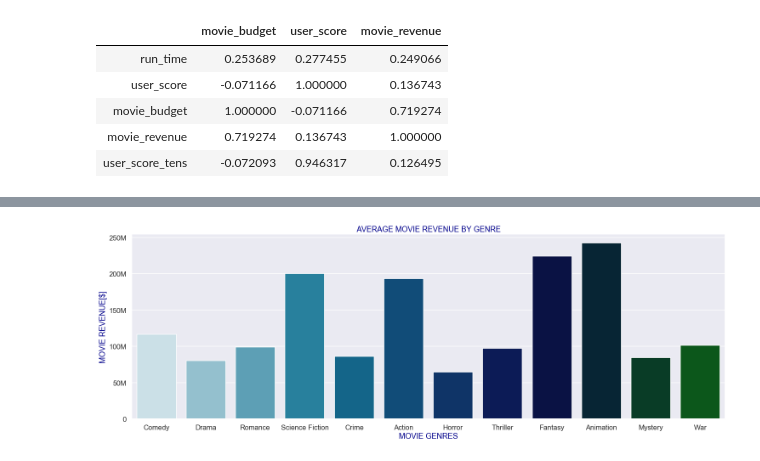
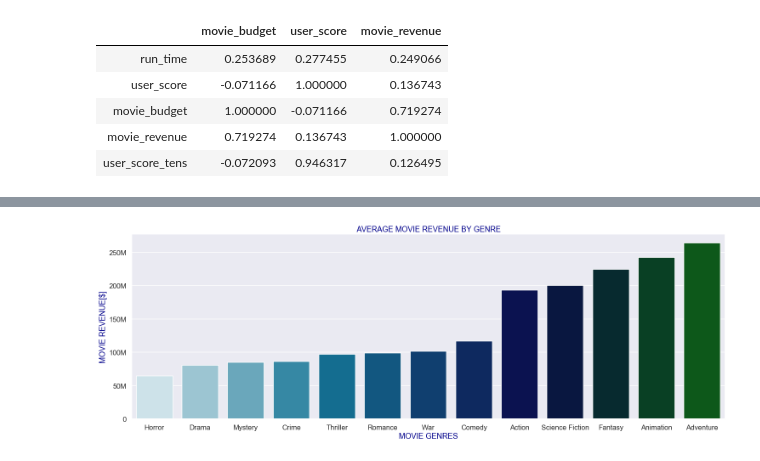
Before and after one commit to gabrieljarosi/dsc-mod-1-project-v2-1-onl01-dtsc-pt-041320, a Jupyter notebook: student.ipynb, the cells around one changed output, grey strips where cells are left out. Drawn from its saved outputs; the diff is of its cells as text; code cells hidden in the pictures.

Commit message:
BELIVED TO BE FINISHED WITH PLOTS

```diff
--- a/student.ipynb
+++ b/student.ipynb
@@ -651,15 +545,28 @@ Name: genre, Length: 5817, dtype: bool
 # %%
+#CREATING A MOST COMMON GENRE LIST
 most_common_genre_list = ['Comedy','Drama','Romance','Science Fiction','Crime','Action','Horror',
-                          'Thriller','Fantasy','Animation','Mystery','War']
+                          'Thriller','Fantasy','Animation','Mystery','War','Adventure']
+#GENRE DICTIONARY FOR THE FOR LOOP
 genre_dict = {}
 
+#FOR LOOP TO GET MOVIE REVENUE BASED ON GENRE
 for genre in most_common_genre_list:
     genre_dict[genre] = []
     for index,bol in enumerate(df['genre'].str.contains(genre)):
         if bol == True:
             if df['movie_revenue'][index] > 0:
                 genre_dict[genre].append(df['movie_revenue'][index])
+
+genre_dict_2 = {}
+#GET MOVIE BUDGET BASED ON GENRE
+for genre in most_common_genre_list:
+    genre_dict_2[genre] = []
+    for index,bol in enumerate(df['genre'].str.contains(genre)):
+        if bol == True:
+            if df['movie_budget'][index] > 0:
+                genre_dict_2[genre].append(df['movie_budget'][index])
 # %%
+#GET AVERAGE REVENUE PER GENRE
 genre_dict_avg = {}
 for genre in most_common_genre_list:
     genre_dict_avg[genre] = []
@@ -667,5 +574,16 @@ for genre in most_common_genre_list:
     genre_dict_avg[genre].append(avg)
 avg_df = pd.DataFrame(genre_dict_avg).transpose()
 avg_df.reset_index(inplace=True)
-avg_df.columns = (['Genre','Revenue_Average'])
-avg_df
+avg_df.columns = (['Genre','Average_Revenue'])
+avg_df.sort_values('Average_Revenue',inplace=True)
+
+#GET AVERAGE BUDGET PER GENRE
+genre_dict_avg_bud = {}
+for genre in most_common_genre_list:
+    genre_dict_avg_bud[genre] = []
+    avg = round(sum(genre_dict_2[genre])/len(genre_dict_2[genre]),0)
+    genre_dict_avg_bud[genre].append(avg)
+avg_df_bud = pd.DataFrame(genre_dict_avg_bud).transpose()
+avg_df_bud.reset_index(inplace=True)
+avg_df_bud.columns = (['Genre','Average_Budget'])
+avg_df_bud.sort_values('Average_Budget',inplace=True)
@@ -686,11 +621,12 @@ avg_df
 # %%
+#CREATING A AVERAGE MOVIE BUDGET BY GENRE GRAPH
 plt.figure(figsize = (25,8))
-avg_barplot = sns.barplot(x="Genre", y="Revenue_Average",  data=avg_df,palette = ('ocean_r'))
+avg_barplot = sns.barplot(x="Genre", y="Average_Revenue",  data=avg_df ,palette = ('ocean_r'))
 plt.title('AVERAGE MOVIE REVENUE BY GENRE',fontsize=18, color = 'darkblue')
 plt.ylabel('MOVIE REVENUE[$]',fontsize=18, color = 'darkblue')
 plt.xlabel('MOVIE GENRES',fontsize=18, color = 'darkblue')
 ax = plt.gca()
 ax.yaxis.set_major_formatter(tick.FuncFormatter(reformat_large_tick_values))
 plt.show()
 # %% [output]
-[figure, old version]
+[figure, new version]
```
Also changed, not shown: parts of 34 cells of this notebook.
